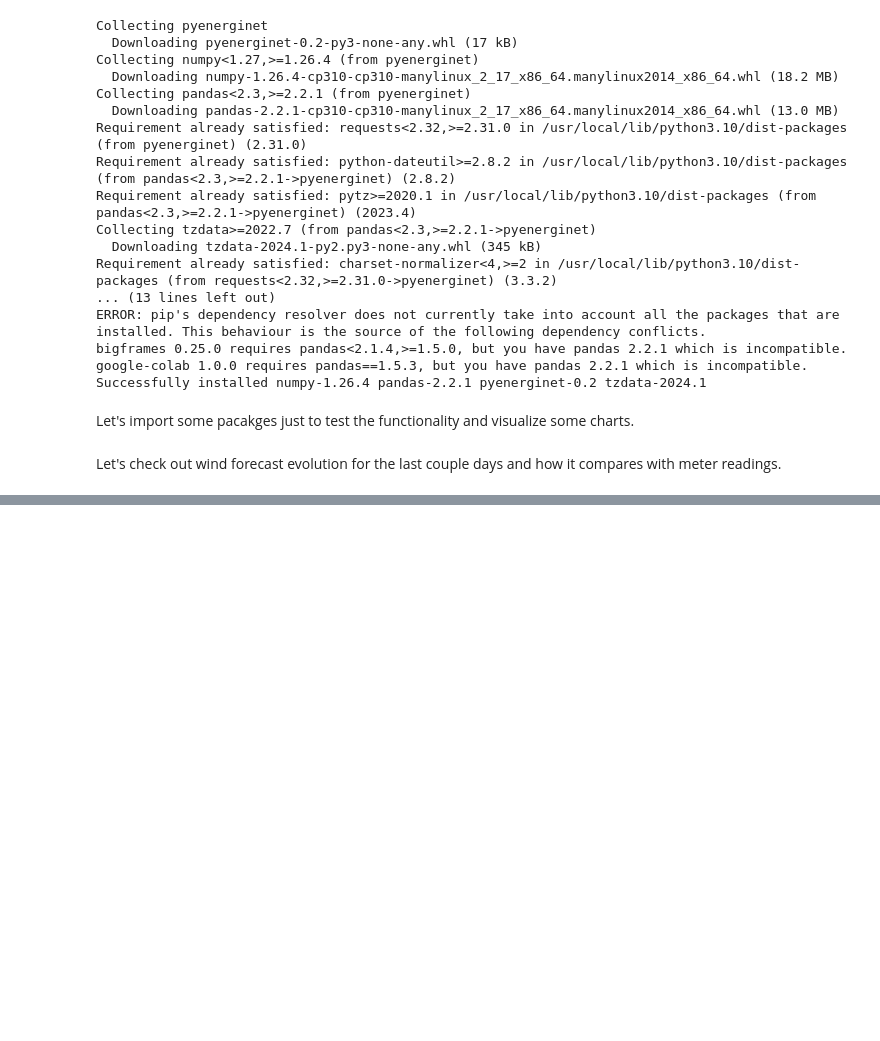
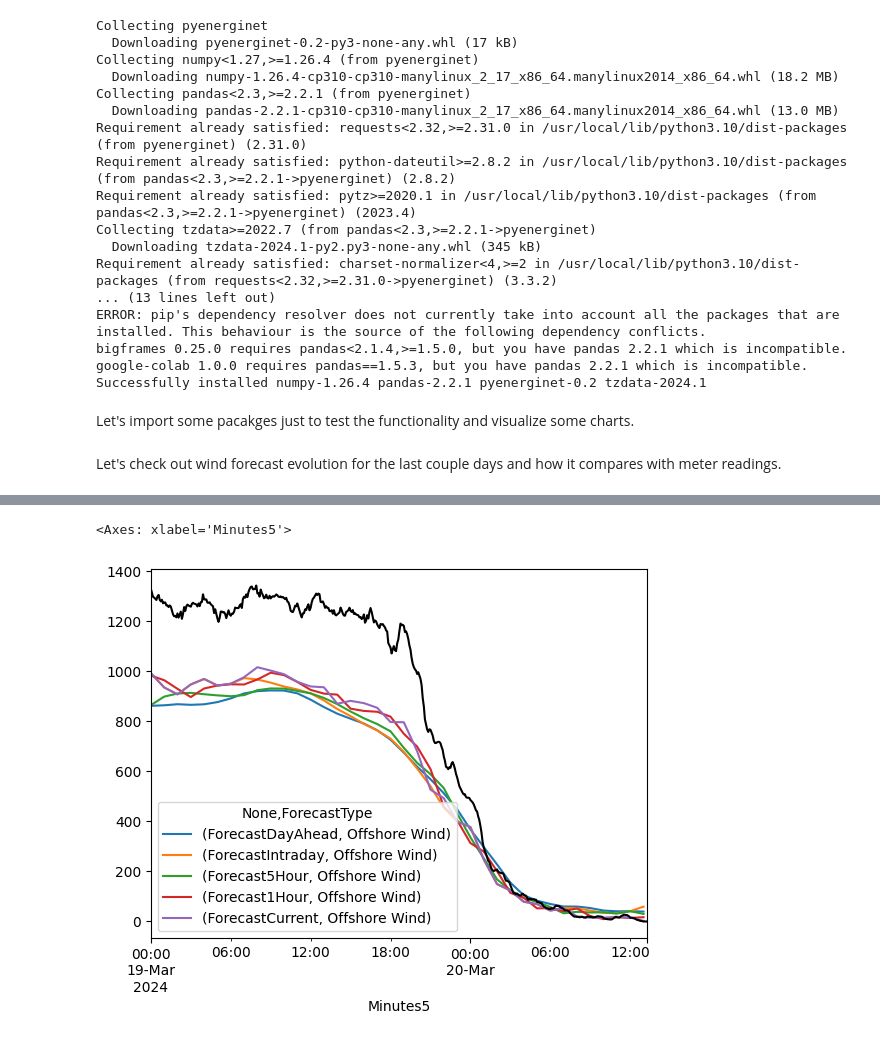
Before and after one commit to edu230991/pyenerginet, a Jupyter notebook: examples.ipynb, the cells around one changed output, grey strips where cells are left out. Cells and saved outputs as stored; diff of their text form; code cells hidden in the pictures; blank space fills up the shorter version.

```diff
--- a/examples.ipynb
+++ b/examples.ipynb
@@ -32,0 +37,5 @@ Let's check out wind forecast evolution for the last couple days and how it comp
+# %%
+# initialize the class
+endk = EnerginetData()
+# %%
+ofw_fc = endk.get_res_forecast(start, end, price_area="DK1", tech="Offshore Wind")
@@ -32,0 +54,13 @@ Let's check out wind forecast evolution for the last couple days and how it comp
+# %%
+# there is only one revision of the forecast per delivery period, so get rid of second dimension of the index
+ofw_fc = ofw_fc.droplevel(axis=0, level=1)
+# %%
+
+# get real time production measurements
+realtime_prod = endk.get_realtime_prod_ex(start, end, price_area="DK1", columns="OffshoreWindPower")
+# %%
+ofw_fc.plot()
+realtime_prod.plot(color="black")
+# %% [output]
+<Axes: xlabel='Minutes5'>
+[figure, added]
```
Also changed, not shown: parts of 3 cells of this notebook.
